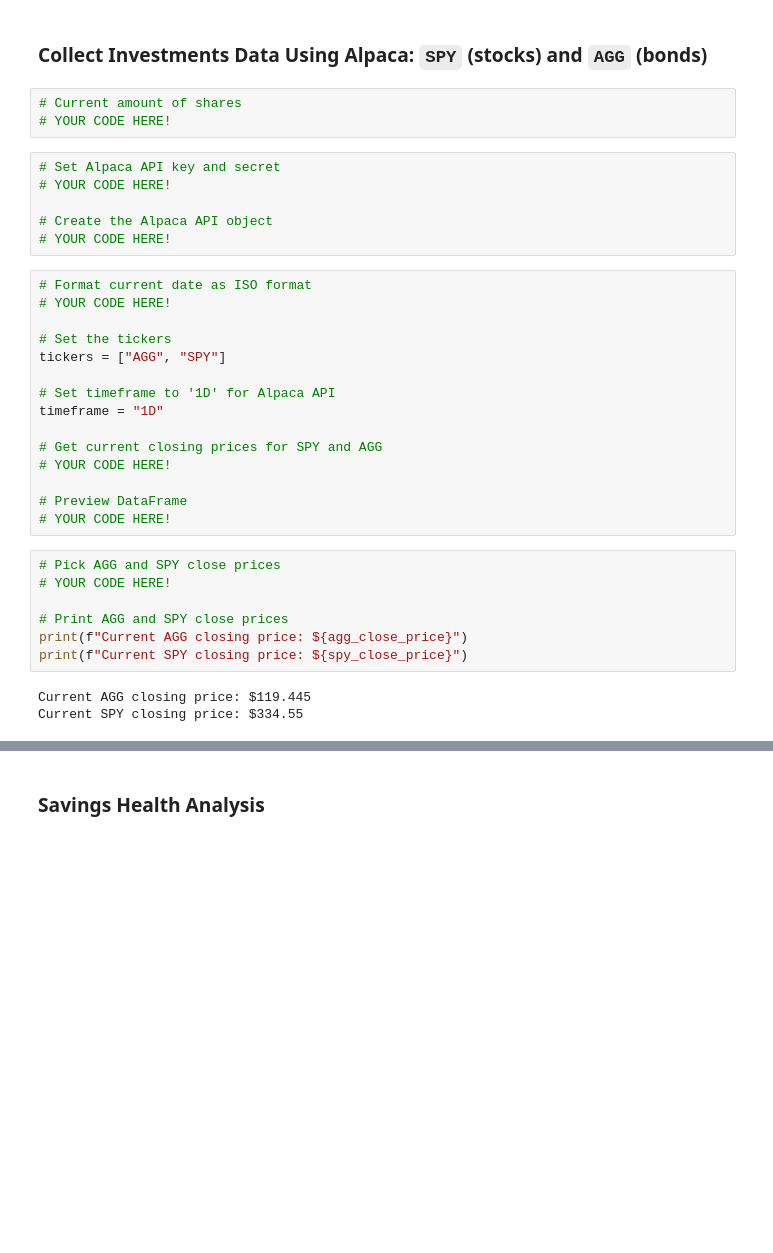
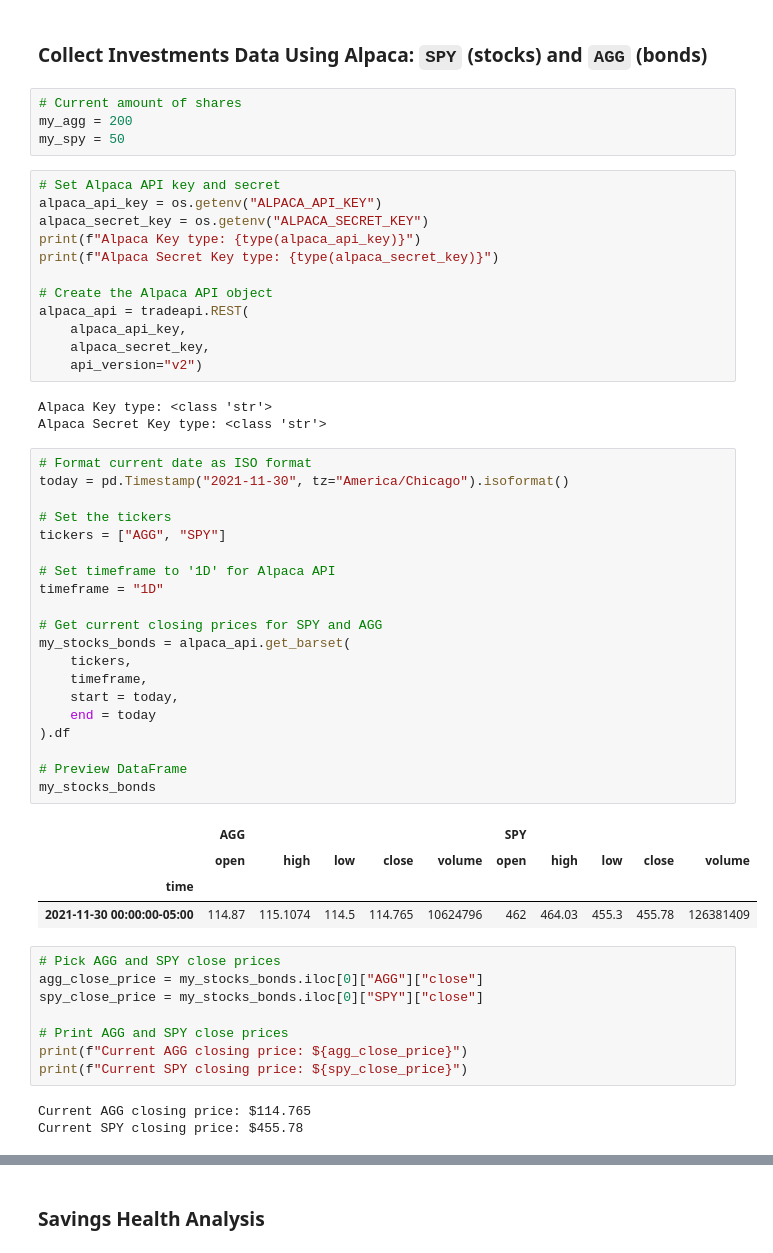
Before and after one commit to nbaronti/API-Homework, a Jupyter notebook: financial-planner.ipynb, the cells around one changed output, grey strips where cells are left out. Drawn from its saved outputs; the diff is of its cells as text; blank space fills up the shorter version.

Commit message:
Alpaca API & add .gitignore file

```diff
--- a/financial-planner.ipynb
+++ b/financial-planner.ipynb
@@ -84,37 +84,58 @@ The current value of your 5.3 ETH is $25178.13
 ### Collect Investments Data Using Alpaca: `SPY` (stocks) and `AGG` (bonds)
 # %%
 # Current amount of shares
-# YOUR CODE HERE!
+my_agg = 200
+my_spy = 50
-# %%
-# Set Alpaca API key and secret
-# YOUR CODE HERE!
-
-# Create the Alpaca API object
-# YOUR CODE HERE!
+# %%
+# Set Alpaca API key and secret
+alpaca_api_key = os.getenv("ALPACA_API_KEY")
+alpaca_secret_key = os.getenv("ALPACA_SECRET_KEY")
+print(f"Alpaca Key type: {type(alpaca_api_key)}")
+print(f"Alpaca Secret Key type: {type(alpaca_secret_key)}")
+
+# Create the Alpaca API object
+alpaca_api = tradeapi.REST(
+    alpaca_api_key,
+    alpaca_secret_key,
+    api_version="v2")
+# %% [output]
+Alpaca Key type: <class 'str'>
+Alpaca Secret Key type: <class 'str'>
 # %%
 # Format current date as ISO format
-# YOUR CODE HERE!
+today = pd.Timestamp("2021-11-30", tz="America/Chicago").isoformat()
 
 # Set the tickers
 tickers = ["AGG", "SPY"]
 
 # Set timeframe to '1D' for Alpaca API
 timeframe = "1D"
 
 # Get current closing prices for SPY and AGG
-# YOUR CODE HERE!
+my_stocks_bonds = alpaca_api.get_barset(
+    tickers,
+    timeframe,
+    start = today,
+    end = today
+).df
 
 # Preview DataFrame
-# YOUR CODE HERE!
+my_stocks_bonds
+# %% [output]
+|  | AGG |  |  |  |  | SPY |  |  |  |  |
+|  | open | high | low | close | volume | open | high | low | close | volume |
+| time |  |  |  |  |  |  |  |  |  |  |
+| 2021-11-30 00:00:00-05:00 | 114.87 | 115.1074 | 114.5 | 114.765 | 10624796 | 462 | 464.03 | 455.3 | 455.78 | 126381409 |
 # %%
 # Pick AGG and SPY close prices
-# YOUR CODE HERE!
+agg_close_price = my_stocks_bonds.iloc[0]["AGG"]["close"]
+spy_close_price = my_stocks_bonds.iloc[0]["SPY"]["close"]
 
 # Print AGG and SPY close prices
 print(f"Current AGG closing price: ${agg_close_price}")
 print(f"Current SPY closing price: ${spy_close_price}")
 # %% [output]
-Current AGG closing price: $119.445
-Current SPY closing price: $334.55
+Current AGG closing price: $114.765
+Current SPY closing price: $455.78
 # %%
 # Compute the current value of shares
```
Also changed, not shown: parts of 3 cells of this notebook, 1 other file.
